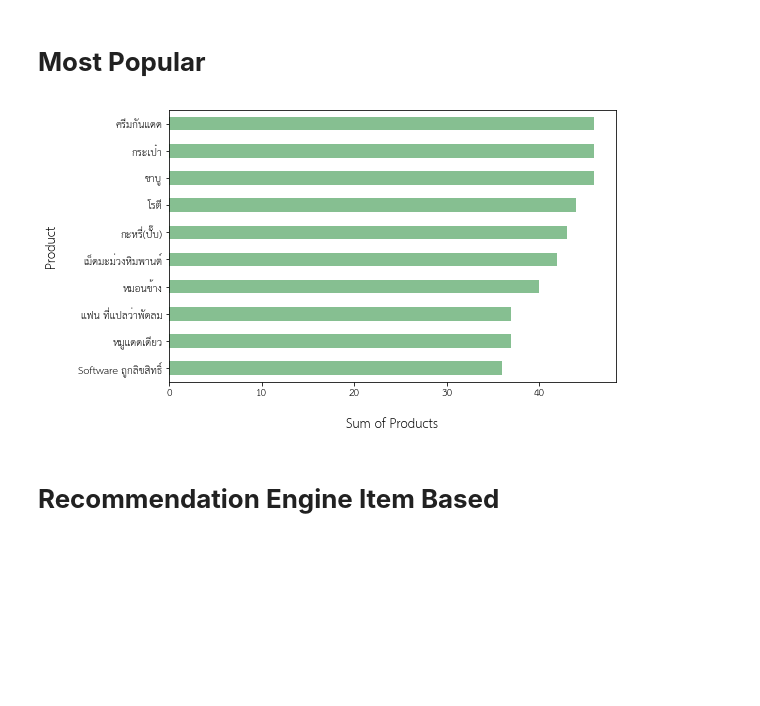
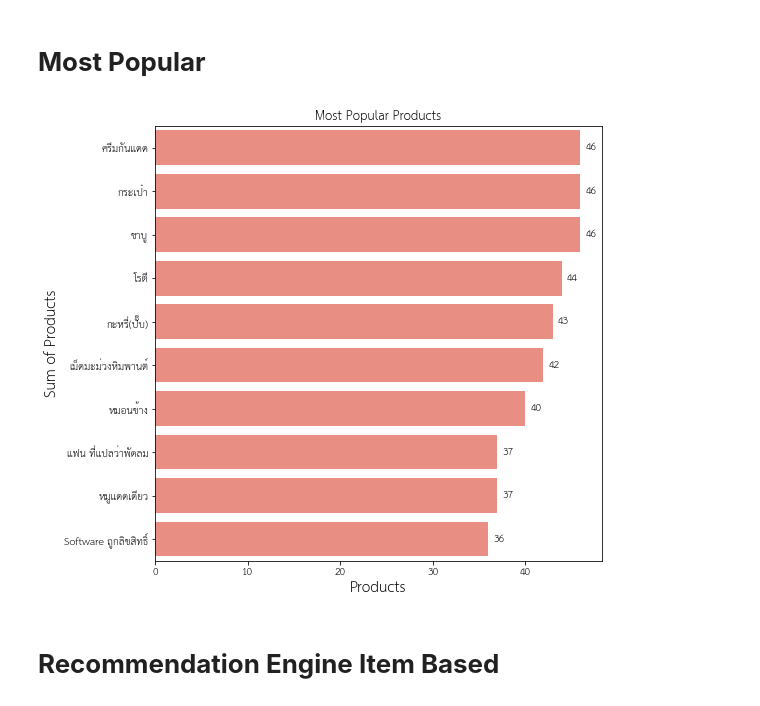
Before and after one commit to PisutSukpool/CRM-Analytics, a Jupyter notebook: Homework 07/Product_Recommendation.ipynb, the cells around one changed output. Drawn from its saved outputs; the diff is of its cells as text; code cells hidden in the pictures; blank space fills up the shorter version.

```diff
--- a/Homework 07/Product_Recommendation.ipynb
+++ b/Homework 07/Product_Recommendation.ipynb
@@ -63,14 +63,20 @@ df_sum_sort.head(10)
 | 6 | Software ถูกลิขสิทธิ์ | 36.0 |
 # %% [markdown]
 # **Most Popular**
-# %%
-mpl.rcParams.update({'font.size': 10})
-ax = df_sum_sort.head(10).plot(x='Product',kind='barh', figsize=(8, 5), color='#86bf91', zorder=2, width=0.5,legend = False)
-ax.set_xlabel("Sum of Products", labelpad=20, weight='bold', size=12)
-ax.set_ylabel("Product", labelpad=20, weight='bold', size=12)
-ax.invert_yaxis()
-# %% [output]
-[figure, removed]
+# %%
+mpl.rcParams.update({'font.size': 10})
+plt.figure(figsize=(8, 8))
+
+ax = sns.barplot(y="Product", x="Sum", data=df_sum_sort.head(10),color="salmon",orient="h")
+for p in ax.patches:
+    ax.annotate("%.0f" % p.get_width(), xy=(p.get_width(), p.get_y()+p.get_height()/2),
+            xytext=(5, 0), textcoords='offset points', ha="left", va="center")
+plt.xlabel("Products", size=14)
+plt.ylabel("Sum of Products", size=14)
+plt.title("Most Popular Products")
+plt.show()
+# %% [output]
+[figure, added]
 # %% [markdown]
 # **Recommendation Engine Item Based**
 # %% [markdown]
```
Also changed, not shown: parts of 1 cell of this notebook.
